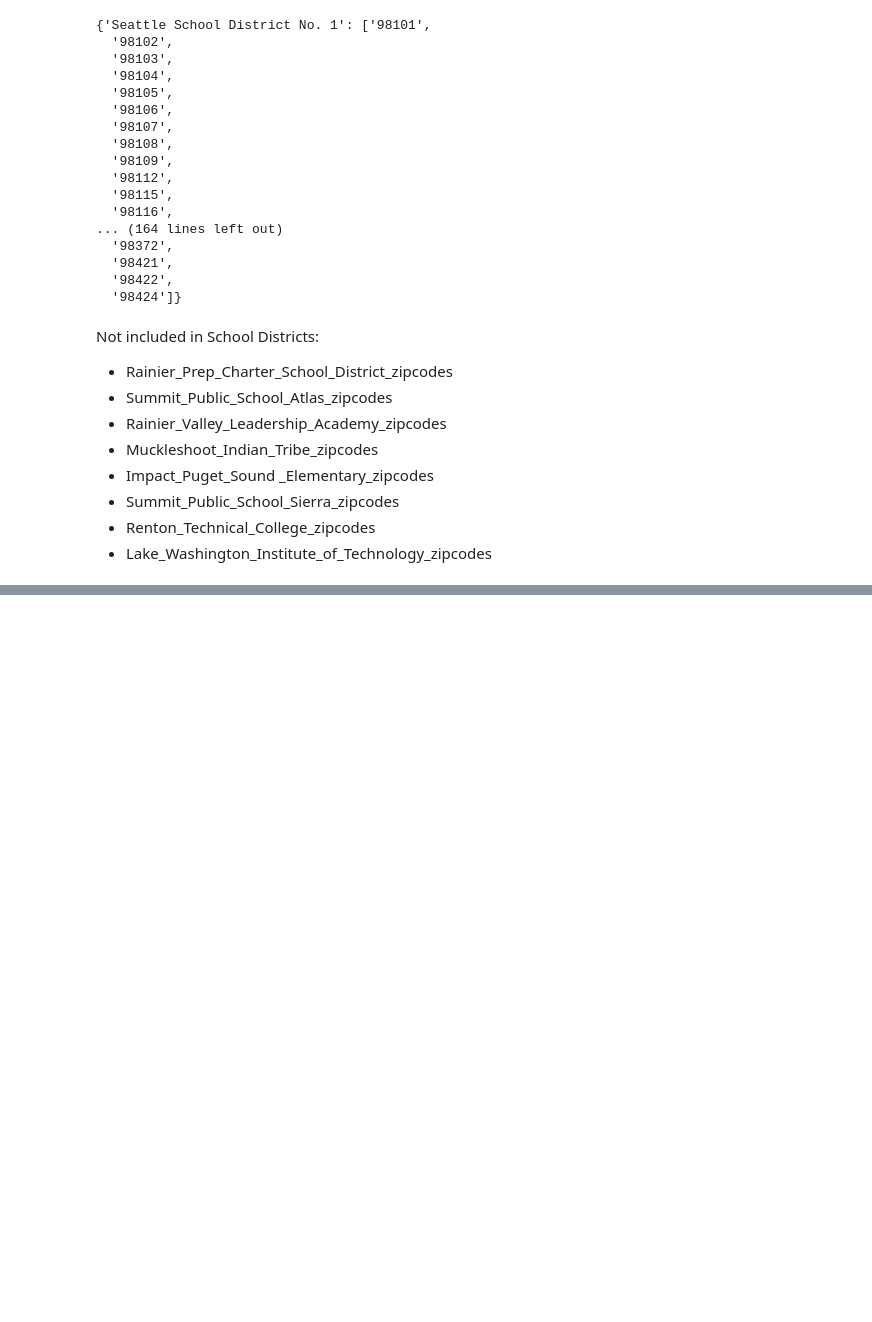
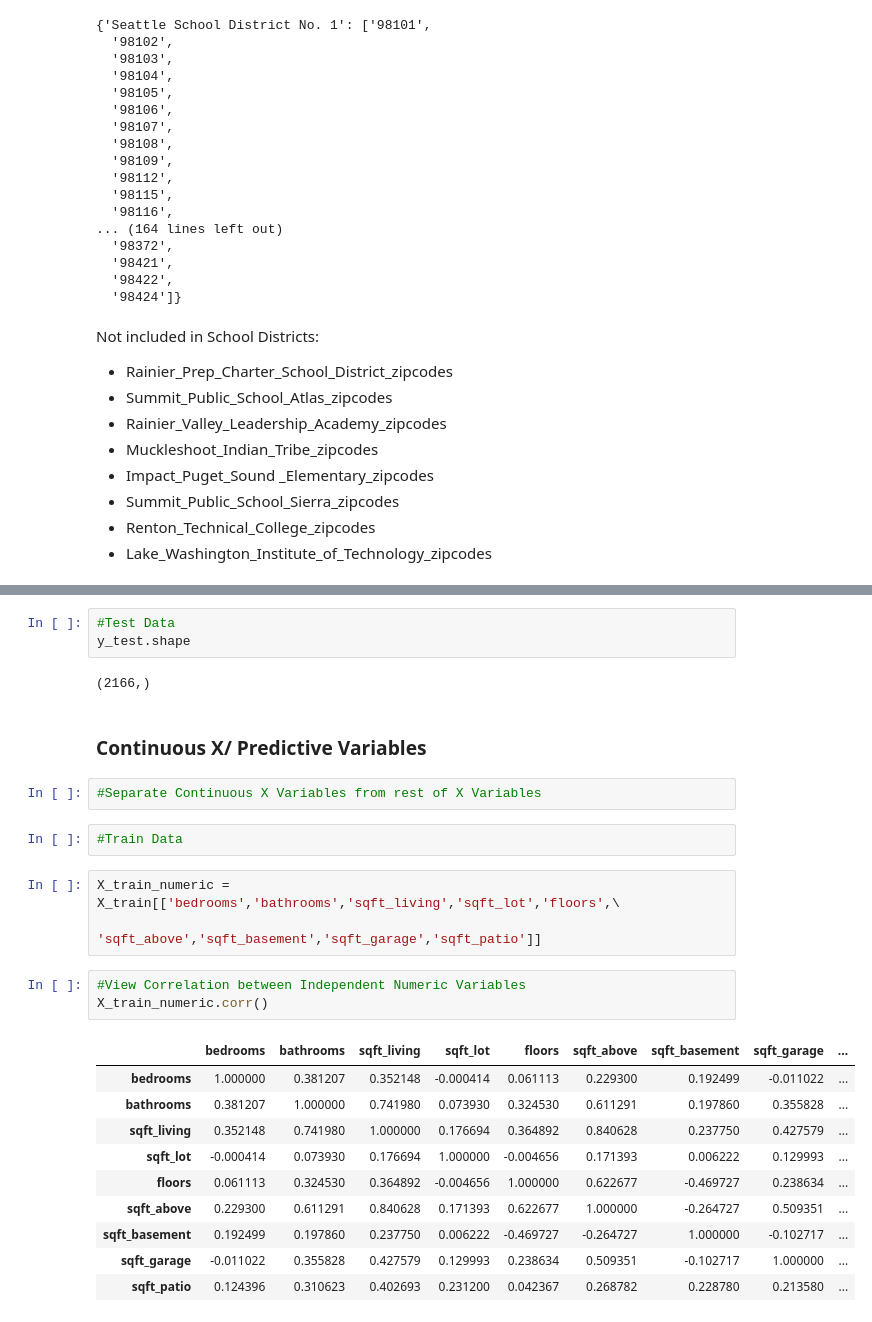
Before and after one commit to aokdata/King-County-House-Sales-, a Jupyter notebook: Aidan/Aidan Workbook.ipynb, the cells around one changed output, grey strips where cells are left out. Cells and saved outputs as stored; diff of their text form; blank space fills up the shorter version.

```diff
--- a/Aidan/Aidan Workbook.ipynb
+++ b/Aidan/Aidan Workbook.ipynb
@@ -672,0 +732,28 @@ Not included in School Districts:<br>
+# %%
+#Test Data
+y_test.shape
+# %% [output]
+(2166,)
+# %% [markdown]
+### Continuous X/ Predictive Variables
+# %%
+#Separate Continuous X Variables from rest of X Variables
+# %%
+#Train Data
+# %%
+X_train_numeric = X_train[['bedrooms','bathrooms','sqft_living','sqft_lot','floors',\
+                           'sqft_above','sqft_basement','sqft_garage','sqft_patio']]
+# %%
+#View Correlation between Independent Numeric Variables
+X_train_numeric.corr()
+# %% [output]
+|  | bedrooms | bathrooms | sqft_living | sqft_lot | floors | sqft_above | sqft_basement | sqft_garage | ... |
+| bedrooms | 1.000000 | 0.381207 | 0.352148 | -0.000414 | 0.061113 | 0.229300 | 0.192499 | -0.011022 | ... |
+| bathrooms | 0.381207 | 1.000000 | 0.741980 | 0.073930 | 0.324530 | 0.611291 | 0.197860 | 0.355828 | ... |
+| sqft_living | 0.352148 | 0.741980 | 1.000000 | 0.176694 | 0.364892 | 0.840628 | 0.237750 | 0.427579 | ... |
+| sqft_lot | -0.000414 | 0.073930 | 0.176694 | 1.000000 | -0.004656 | 0.171393 | 0.006222 | 0.129993 | ... |
+| floors | 0.061113 | 0.324530 | 0.364892 | -0.004656 | 1.000000 | 0.622677 | -0.469727 | 0.238634 | ... |
+| sqft_above | 0.229300 | 0.611291 | 0.840628 | 0.171393 | 0.622677 | 1.000000 | -0.264727 | 0.509351 | ... |
+| sqft_basement | 0.192499 | 0.197860 | 0.237750 | 0.006222 | -0.469727 | -0.264727 | 1.000000 | -0.102717 | ... |
+| sqft_garage | -0.011022 | 0.355828 | 0.427579 | 0.129993 | 0.238634 | 0.509351 | -0.102717 | 1.000000 | ... |
+| sqft_patio | 0.124396 | 0.310623 | 0.402693 | 0.231200 | 0.042367 | 0.268782 | 0.228780 | 0.213580 | ... |
```
Also changed, not shown: parts of 71 cells of this notebook, 1 other file.
